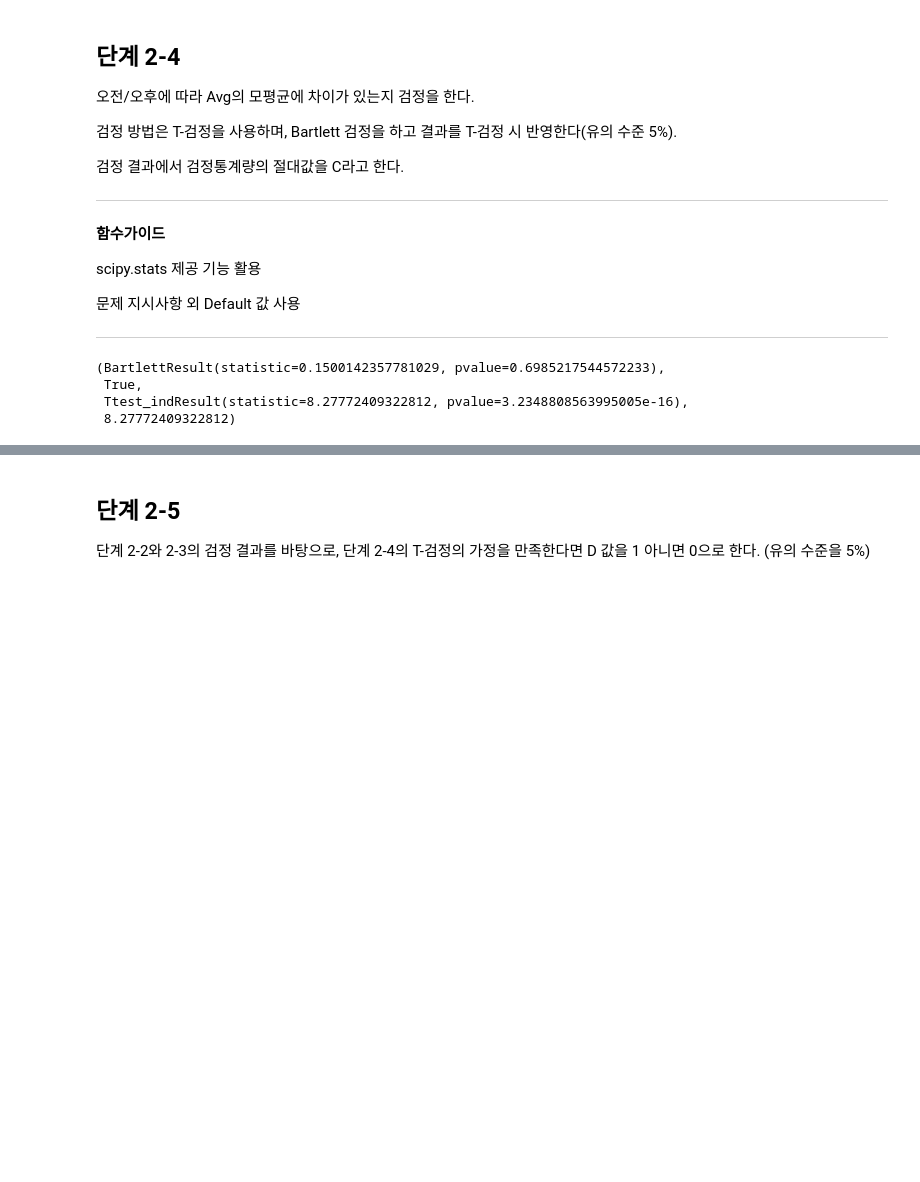
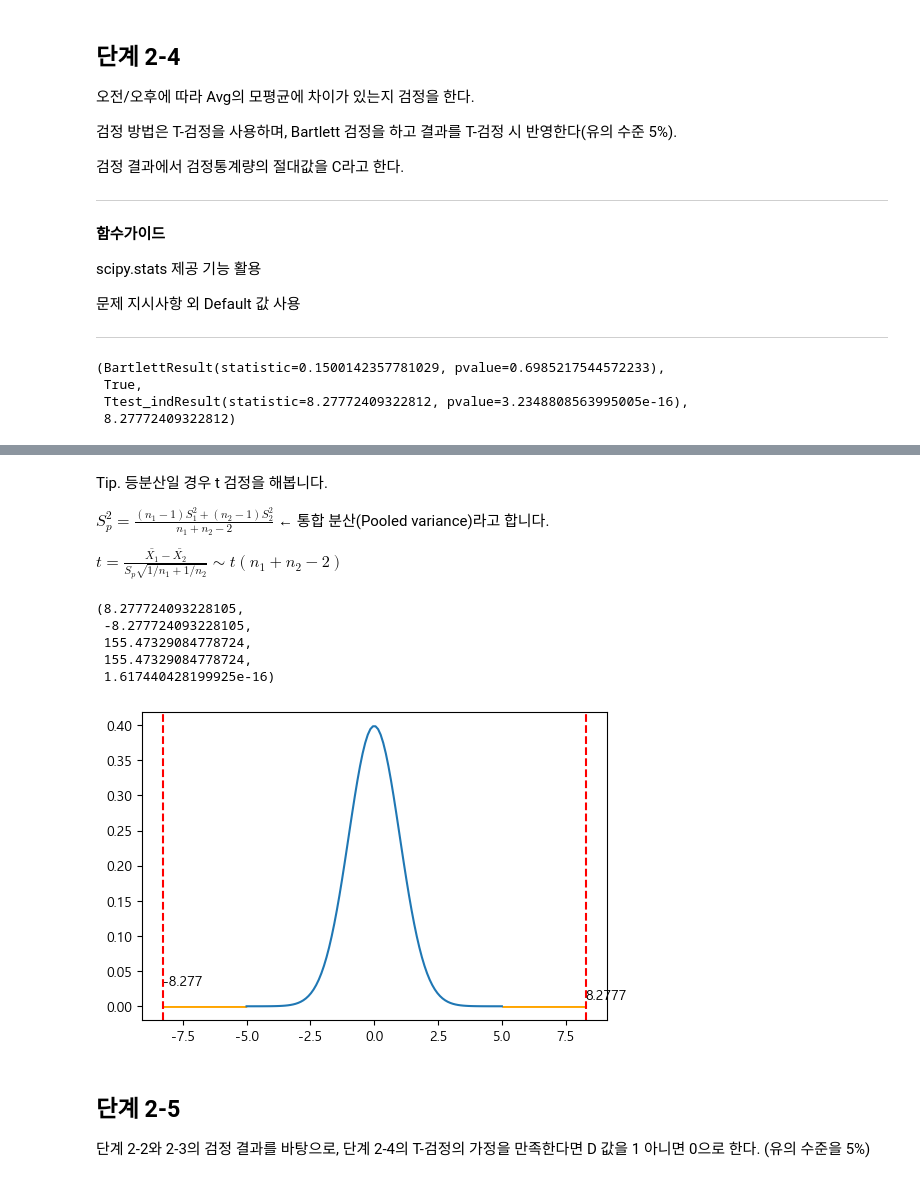
Before and after one commit to sunkusun9/DS_Lv3_2405, a Jupyter notebook: sec_ds_lv3_prob3_prob.ipynb, the cells around one changed output, grey strips where cells are left out. Cells and saved outputs as stored; diff of their text form; code cells hidden in the pictures; blank space fills up the shorter version.

```diff
--- a/sec_ds_lv3_prob3_prob.ipynb
+++ b/sec_ds_lv3_prob3_prob.ipynb
@@ -717,3 +755,49 @@ plt.show()
+# %% [markdown]
+Tip. 등분산일 경우 t 검정을 해봅니다.
+
+$S_p^2 = \frac{(n_1 - 1)S_1^2 + (n_2 - 1)S_2^2}{n_1 + n_2 - 2}$ ← 통합 분산(Pooled variance)라고 합니다.
+
+$t = \frac{\bar{X_1} - \bar{X_2}}{S_p\sqrt{1/n_1 + 1/n_2}} \sim t(n_1 + n_2 - 2)$
+# %%
+from scipy.stats import t
+sp2_2 = df_prob2.groupby('AM')['Avg'].agg(['var', 'count']).assign(
+    cntm1 = lambda x: x['count'] - 1
+).pipe(
+    lambda x: x['cntm1'].dot(x['var']) / x['cntm1'].sum()
+)
+t1 = df_prob2.groupby('AM')['Avg'].agg(['mean', 'count']).pipe(
+    lambda x: (x.loc[0, 'mean'] - x.loc[1, 'mean']) / ((sp2_2 * (1 / x['count']).sum()) ** 0.5)
+)
+
+t2 = df_prob2.groupby('AM')['Avg'].agg(['mean', 'count']).pipe(
+    lambda x: (x.loc[1, 'mean'] - x.loc[0, 'mean']) / ((sp2_2 * (1 / x['count']).sum()) ** 0.5)
+)
+dof = len(df_prob2) - 2
+t1, t2, sp2_2, sp2, t.cdf(min(t1, t2), dof)
+# %% [output]
+(8.277724093228105,
+ -8.277724093228105,
+ 155.47329084778724,
+ 155.47329084778724,
+ 1.617440428199925e-16)
+# %%
+t_stat = min(t1, t2)
+plt.figure(figsize=(6, 4))
+
+plt.plot(np.linspace(-5, 5, 100), t.pdf(np.linspace(-5, 5, 100), df=dof))
+
+plt.axvline(t_stat, color='red', linestyle='--')
+plt.text(t_stat, 0.03, str(t_stat)[:6])
+plt.fill_between(np.linspace(-5, t_stat, 100), np.zeros(shape=100),
+                t.pdf(np.linspace(-5, t_stat, 100), df=dof), color='orange')
+
+plt.axvline(-t_stat, color='red', linestyle='--')
+plt.text(-t_stat, 0.01, str(-t_stat)[:6])
+plt.fill_between(np.linspace(-t_stat, 5, 100), np.zeros(shape=100),
+                t.pdf(np.linspace(-t_stat, 5, 100), df=dof), color='orange')
+plt.show()
+# %% [output]
+[figure, added]
 # %% [markdown]
 ## 단계 2-5
 
```
Also changed, not shown: parts of 83 cells of this notebook.
